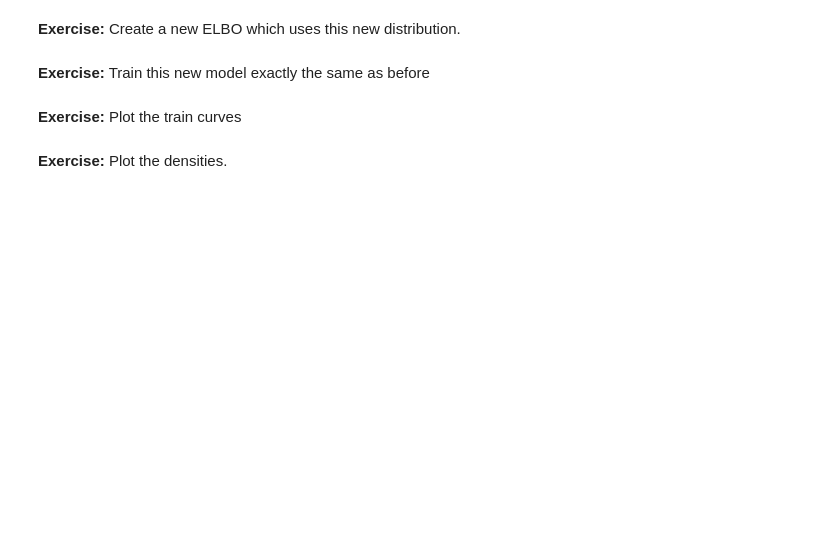
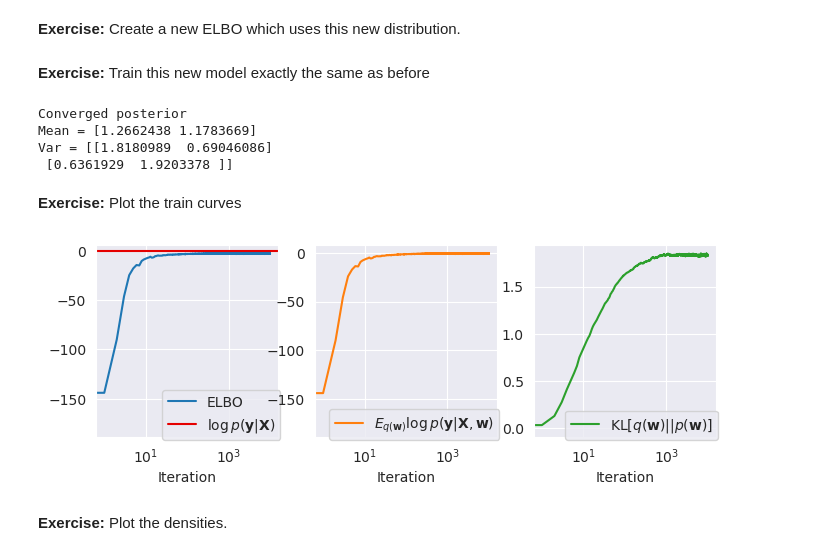
Before and after one commit to Michele2301/asi-labs, a Jupyter notebook: lab_week4-public/Variational_Logistic_Regression.ipynb, the cells around one changed output. Drawn from its saved outputs; the diff is of its cells as text; code cells hidden in the pictures; blank space fills up the shorter version.

```diff
--- a/lab_week4-public/Variational_Logistic_Regression.ipynb
+++ b/lab_week4-public/Variational_Logistic_Regression.ipynb
@@ -695,3 +718,31 @@ Train this new model exactly the same as before
+# %%
+# @@ COMPLETE @@ #
+rng = jax.random.PRNGKey(0)
+q_params = GaussianFullCov(jnp.zeros(2), jnp.eye(2))
+p_params = GaussianDiagonal(mean=jnp.zeros(2), log_var=jnp.zeros(2))
+
+elbo_summary = []
+lik_summary = []
+kl_summary = []
+
+for i in tqdm(range(10000), desc="Training ELBO"):
+    rng, rng2 = jax.random.split(rng)
+    q_params_grad, (likelihood, kl) = grad_elbo_fn(q_params, p_params, rng2, X, y, 100)  # @@ COMPLETE @@ #
+    q_params = sg_update(q_params, q_params_grad, 1e-3)  # @@ COMPLETE @@ #
+
+    lik_summary.append(likelihood)
+    kl_summary.append(kl)
+    elbo_summary.append(likelihood - kl)
+# %%
+# @@ COMPLETE @@ #
+print("Converged posterior")
+print("Mean =", q_params.mean)
+print("Var =", np.exp(q_params.L))
+# %% [output]
+Converged posterior
+Mean = [1.2662438 1.1783669]
+Var = [[1.8180989  0.69046086]
+ [0.6361929  1.9203378 ]]
 # %% [markdown]
 **Exercise:**
 Plot the train curves
@@ -700,3 +749,35 @@ Plot the train curves
+# %%
+# @@ COMPLETE @@ #
+fig, (ax0, ax1, ax2) = plt.subplots(1, 3, figsize=[8, 2.5])
+
+ax0.plot(elbo_summary, label="ELBO")
+ax1.plot(
+    lik_summary,
+    color="tab:orange",
+    label=r"$E_{q(\mathbf{w})} \log p(\mathbf{y}|\mathbf{X},\mathbf{w})$",
+)
+ax2.plot(
+    kl_summary,
+    color="tab:green",
+    label=r"$\mathrm{KL}[{q(\mathbf{w})}||{p(\mathbf{w})}]$",
+)
+
+ax0.semilogx()
+ax1.semilogx()
+ax2.semilogx()
+
+ax0.axhline(-0.4, color="xkcd:red", label=r"$\log p(\mathbf{y}|\mathbf{X})$")
+ax0.legend(bbox_to_anchor=(1.05, -0.05), loc="lower right")
+ax1.legend(bbox_to_anchor=(1.05, -0.05), loc="lower right")
+ax2.legend(bbox_to_anchor=(1.05, -0.05), loc="lower right")
+
+ax0.set_xlabel("Iteration")
+ax1.set_xlabel("Iteration")
+ax2.set_xlabel("Iteration")
+
+plt.show()
+# %% [output]
+[figure, added]
 # %% [markdown]
 **Exercise:**
 Plot the densities.
```
Also changed, not shown: parts of 26 cells of this notebook.
